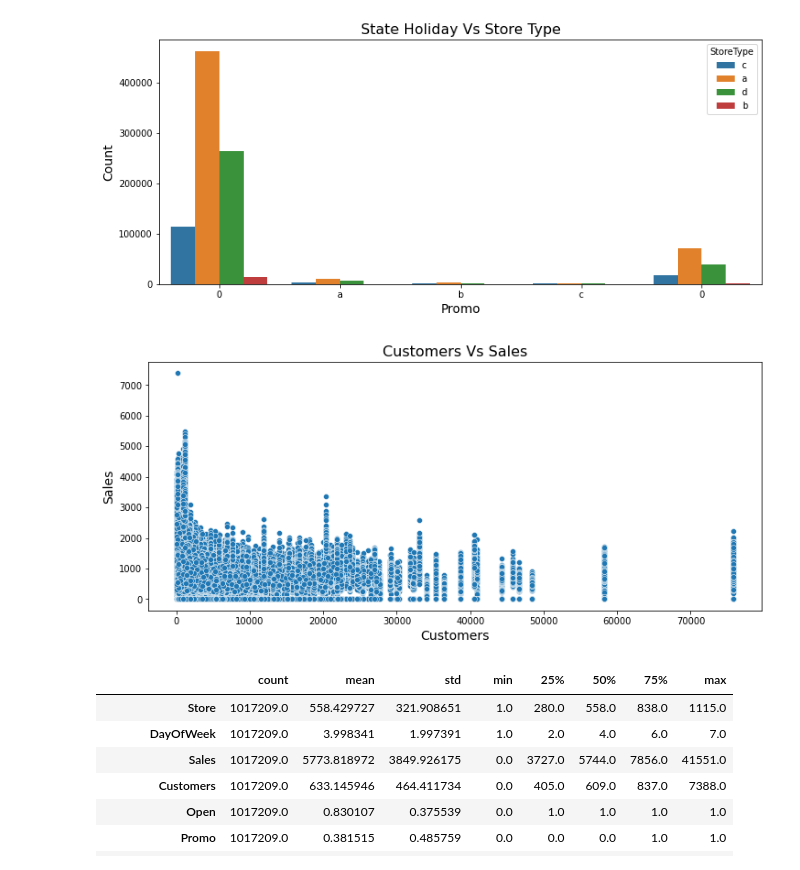
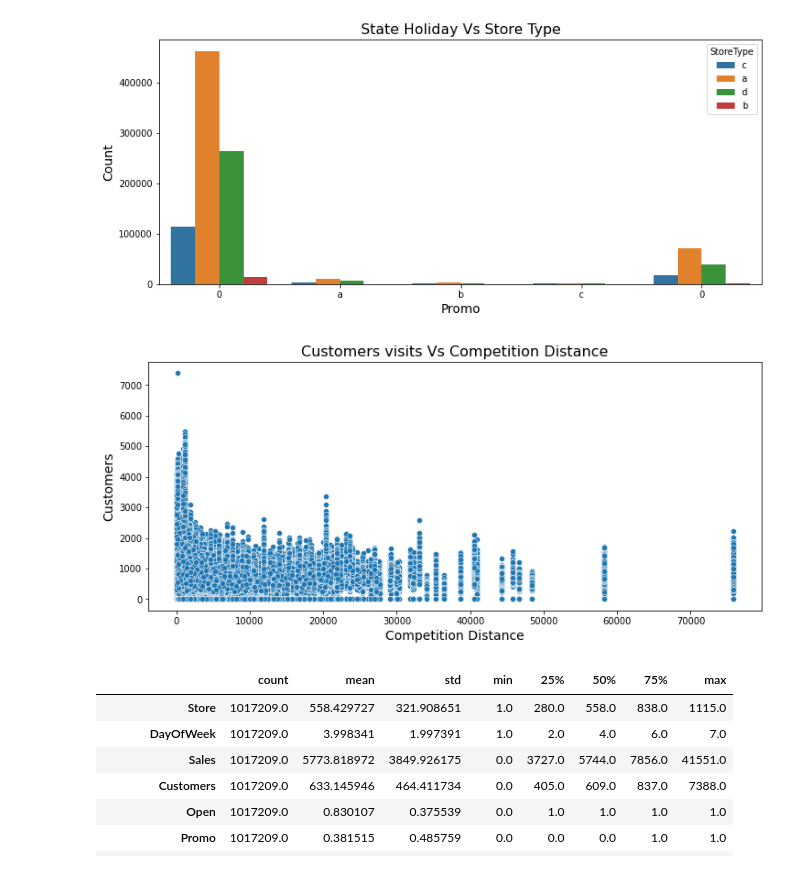
Before and after one commit to Narayan718/Rossmann_stores, a Jupyter notebook: Rossmann.ipynb, the cells around one changed output. Cells and saved outputs as stored; diff of their text form; code cells hidden in the pictures.

```diff
--- a/Rossmann.ipynb
+++ b/Rossmann.ipynb
@@ -648,15 +662,15 @@ plt.show()
 # %% [output]
 [figure]
 # %%
-#scatterplot of customers and sales
+#scatterplot of customers and competition distance
 plt.figure(figsize=(12,5))
 sns.scatterplot(y='Customers', x='CompetitionDistance', data=data)
-plt.title('Customers Vs Sales', size=16)
-plt.xlabel('Customers', size=14)
-plt.ylabel('Sales', size=14)
+plt.title('Customers visits Vs Competition Distance', size=16)
+plt.xlabel('Competition Distance', size=14)
+plt.ylabel('Customers', size=14)
 plt.show()
 # %% [output]
-[figure, old version]
+[figure, new version]
 # %%
 #description of the dataset
 data.describe().T
```
Also changed, not shown: parts of 43 cells of this notebook.
